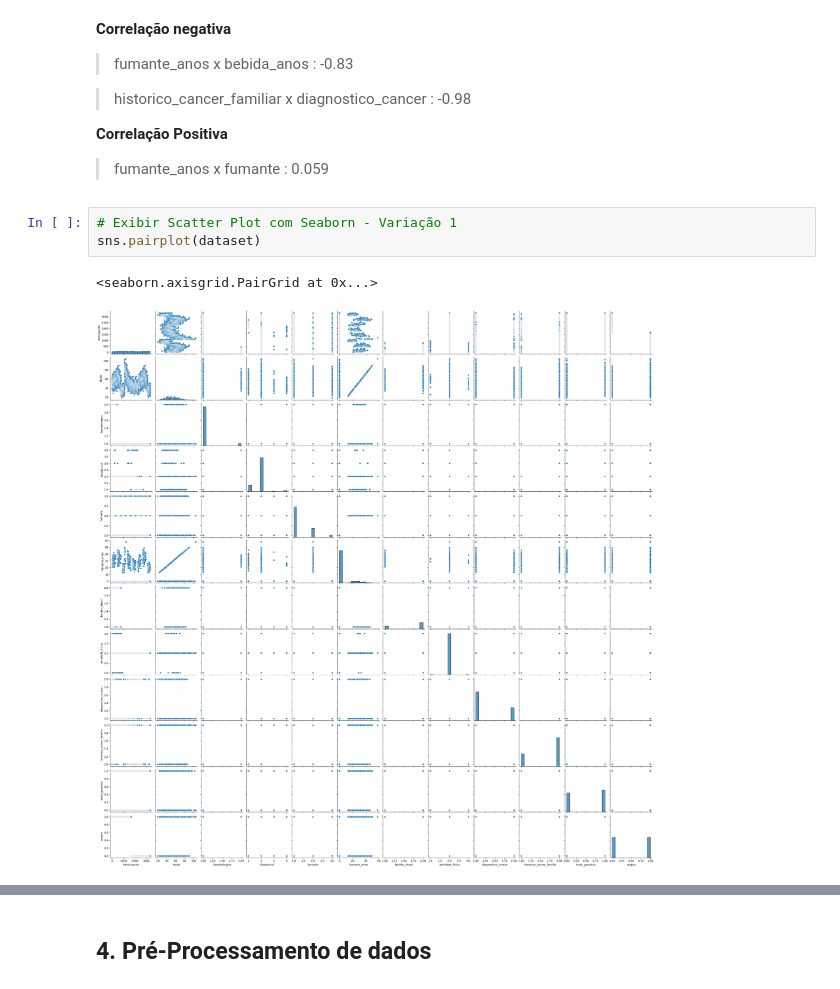
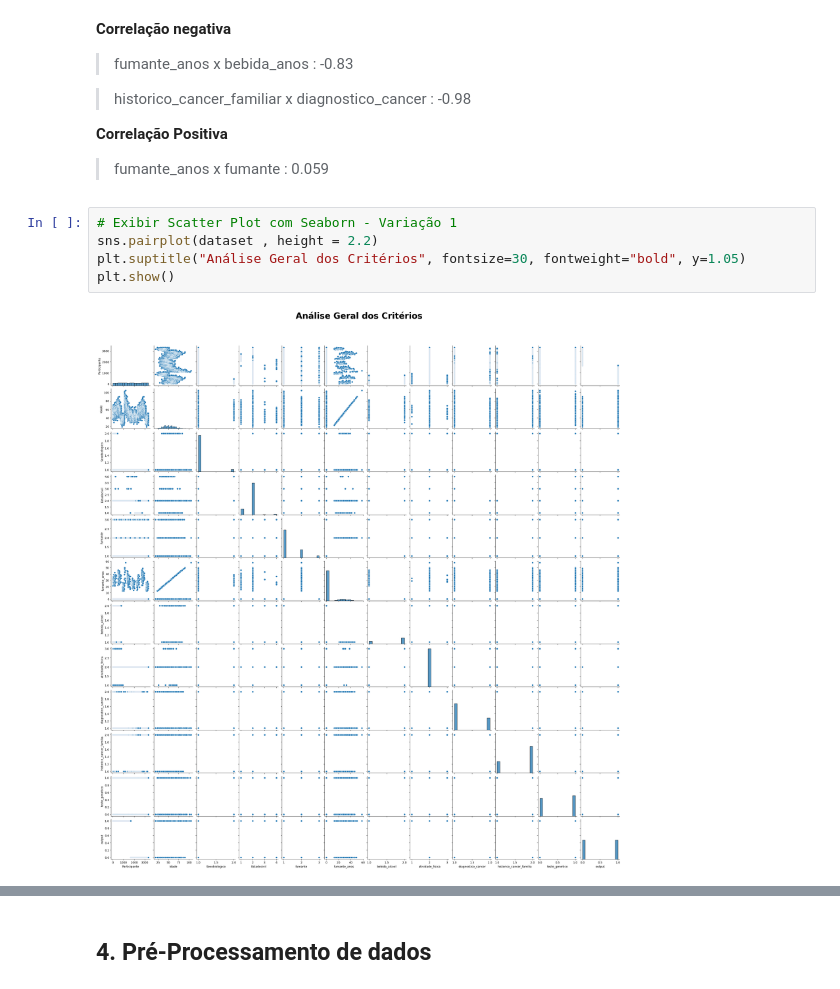
Before and after one commit to JulianaFanni/datascience, a Jupyter notebook: JulianaFanni_MVP.ipynb, the cells around one changed output, grey strips where cells are left out. Drawn from its saved outputs; the diff is of its cells as text.

```diff
--- a/JulianaFanni_MVP.ipynb
+++ b/JulianaFanni_MVP.ipynb
@@ -366,7 +390,8 @@ sns.heatmap(dataset.corr(), annot=True, cmap='RdBu', vmin=-1, vmax=1);
 > fumante_anos x fumante : 0.059
 # %%
 # Exibir Scatter Plot com Seaborn - Variação 1
-sns.pairplot(dataset)
+sns.pairplot(dataset , height = 2.2)
+plt.suptitle("Análise Geral dos Critérios", fontsize=30, fontweight="bold", y=1.05)
+plt.show()
 # %% [output]
-<seaborn.axisgrid.PairGrid at 0x...>
-[figure, old version]
+[figure, new version]
```
Also changed, not shown: parts of 19 cells of this notebook.
